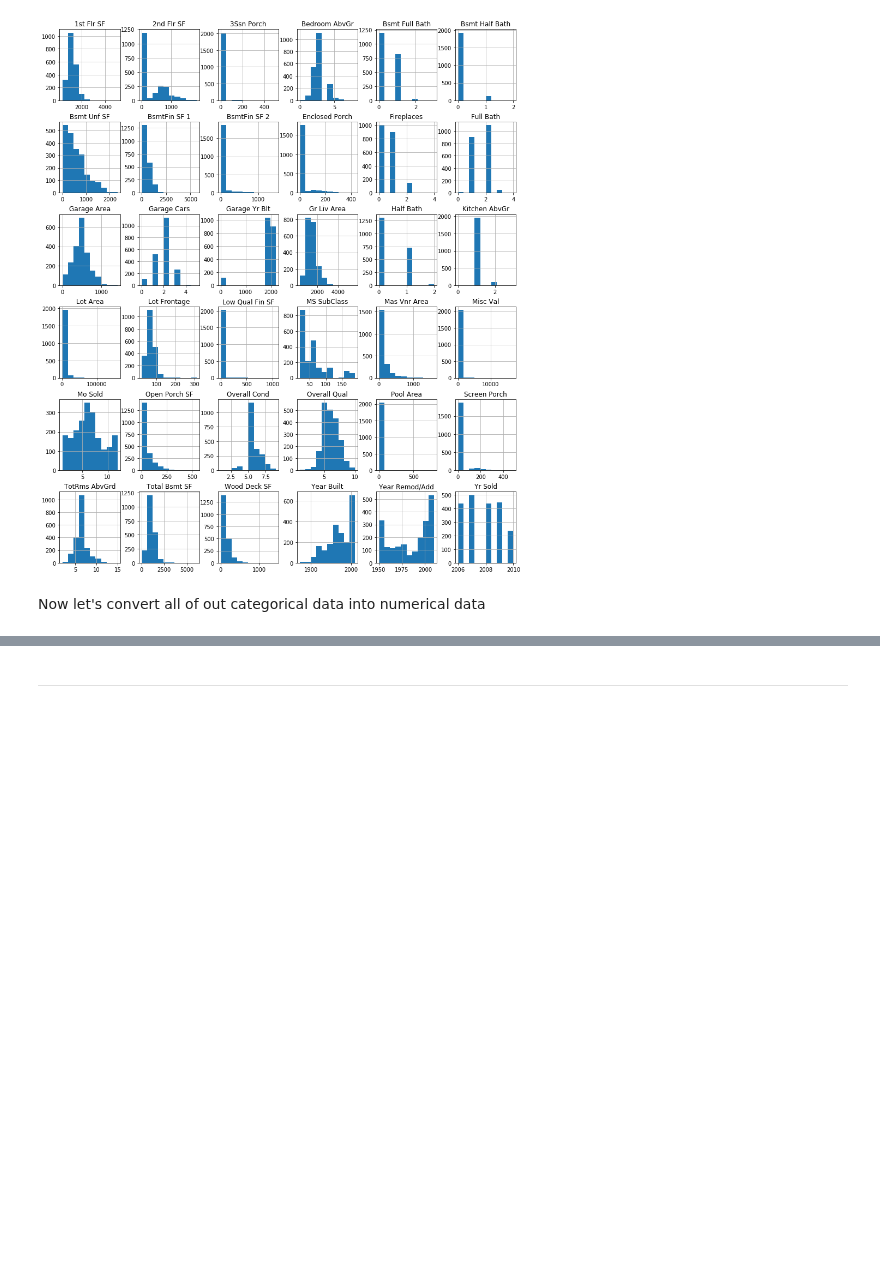
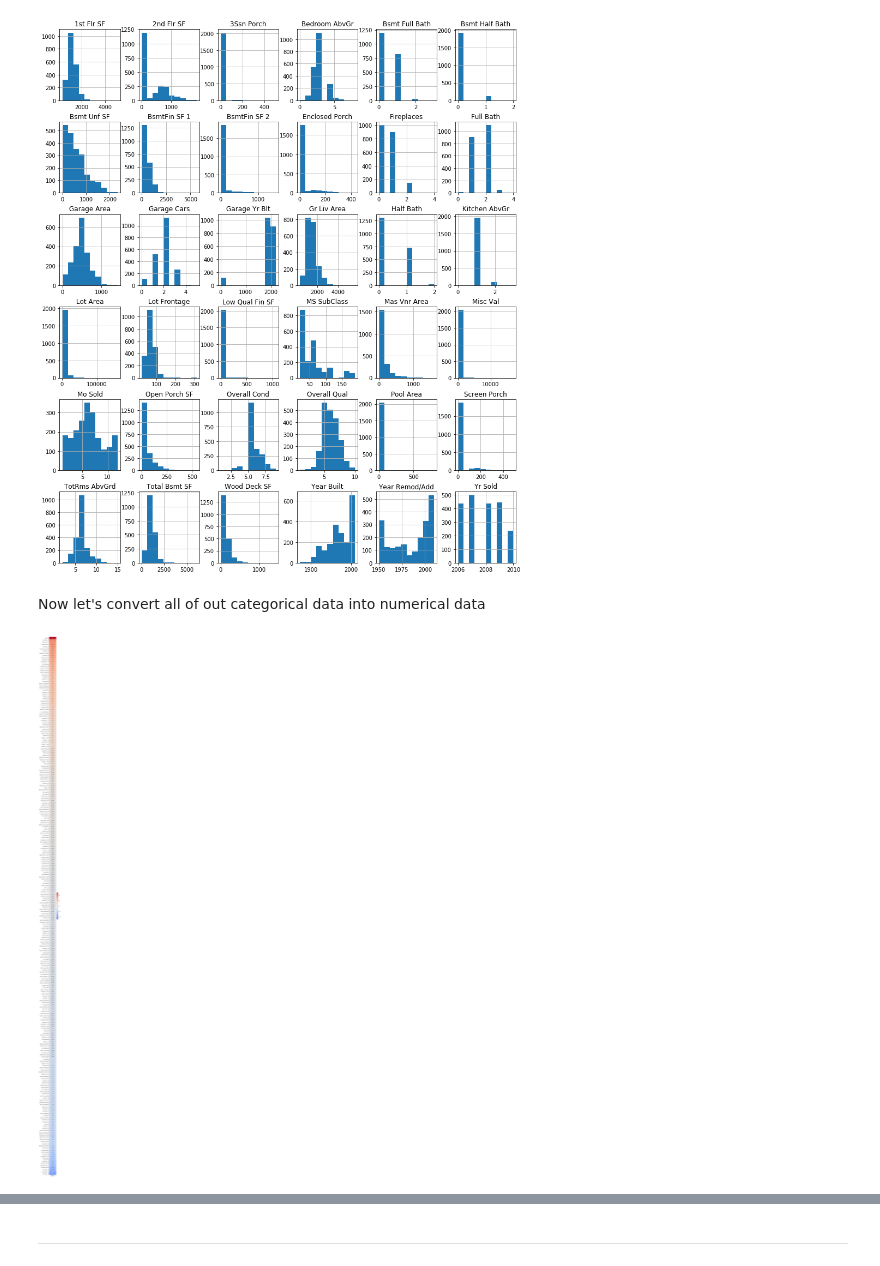
Before and after one commit to CreightonAshton/Scratchwork, a Jupyter notebook: Code/Ames/Ames.ipynb, the cells around one changed output, grey strips where cells are left out. Saved outputs shown, nothing was run; the diff lists cells and outputs as text; code cells hidden in the pictures; blank space fills up the shorter version.

```diff
--- a/Code/Ames/Ames.ipynb
+++ b/Code/Ames/Ames.ipynb
@@ -441,3 +434,26 @@ df[num_list].hist(figsize=(15,18));
 [figure]
 # %% [markdown]
 Now let's convert all of out categorical data into numerical data
+# %%
+# central air
+df['Central Air'] = df['Central Air'].map({'Y':1, 'N':0})
+# %%
+# paved drive
+df['Paved Drive'] = df['Paved Drive'].map({'N': 0, 'P': .5, 'Y': 1})
+# %%
+# remove Central Air and Paved Drive from out categorical list because we've already addressed them
+unwanted = ['Central Air', 'Paved Drive']
+cat_list = [ele for ele in cat_list if ele not in unwanted]
+# %%
+# dummy out our categorical data
+df_dummies = pd.get_dummies(df[cat_list])
+
+# I can delete any columns that have 'None' in the name because it's extra data that isn't needed
+drop_cols = df_dummies.loc[:,df_dummies.columns.str.contains('None')].columns
+df_dummies = df_dummies.drop(columns=drop_cols)
+
+# now I want to check correlation between these and the target
+df_dummies['SalePrice'] = df['SalePrice']
+check_corr(df_dummies, [ele for ele in df_dummies.columns if ele not in ['SalePrice']], 'SalePrice')
+# %% [output]
+[figure, added]
```
Also changed, not shown: parts of 9 cells of this notebook.
